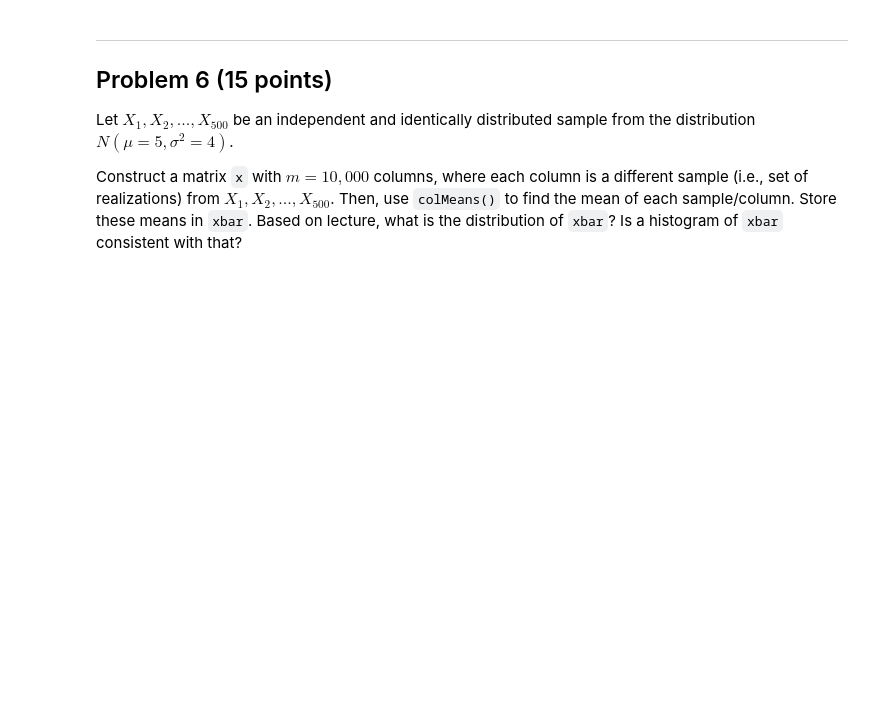
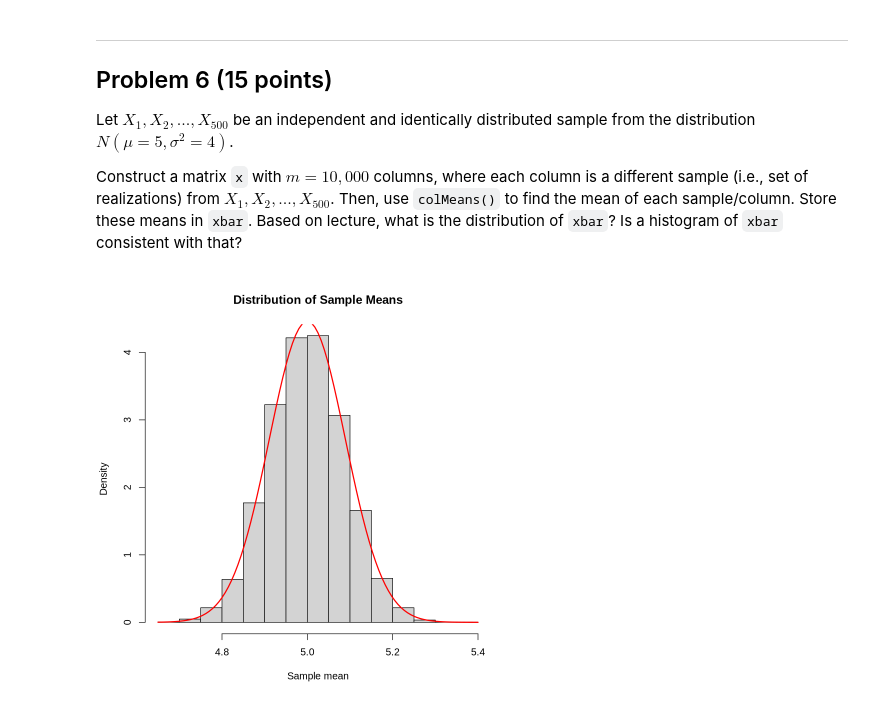
Before and after one commit to Manta4000/STAT-5000-coursework-Repo, a Jupyter notebook: Homework_5_Williams_Timothy.ipynb, the cells around one changed output. Cells and saved outputs as stored; diff of their text form; code cells hidden in the pictures; blank space fills up the shorter version.

```diff
--- a/Homework_5_Williams_Timothy.ipynb
+++ b/Homework_5_Williams_Timothy.ipynb
@@ -121,3 +208,28 @@ Let $X_{F}$ be the random variable that denotes Frank’s score in a game, and $
 Let $X_{1},X_{2},...,X_{500}$ be an independent and identically distributed sample from the distribution $N( \mu = 5 , \sigma^{2} = 4)$.
 
 Construct a matrix `x` with $m = 10,000$ columns, where each column is a different sample (i.e., set of realizations) from $ X_{1},X_{2},...,X_{500}$. Then, use `colMeans()` to find the mean of each sample/column. Store these means in `xbar`. Based on lecture, what is the distribution of `xbar`? Is a histogram of `xbar` consistent with that?
+# %%
+set.seed(123)
+
+x <- matrix(
+    rnorm(500 * 10000, mean = 5, sd = 2),
+    nrow = 500,
+    ncol = 10000
+)
+
+xbar <- colMeans(x)
+
+hist(
+    xbar,
+    probability = TRUE,
+    main = "Distribution of Sample Means",
+    xlab = "Sample mean"
+)
+curve(
+    dnorm(x, mean = 5, sd = sqrt(4 / 500)),
+    add = TRUE,
+    col = "red",
+    lwd = 2
+)
+# %% [output]
+[figure, added]
```
Also changed, not shown: parts of 7 cells of this notebook.
